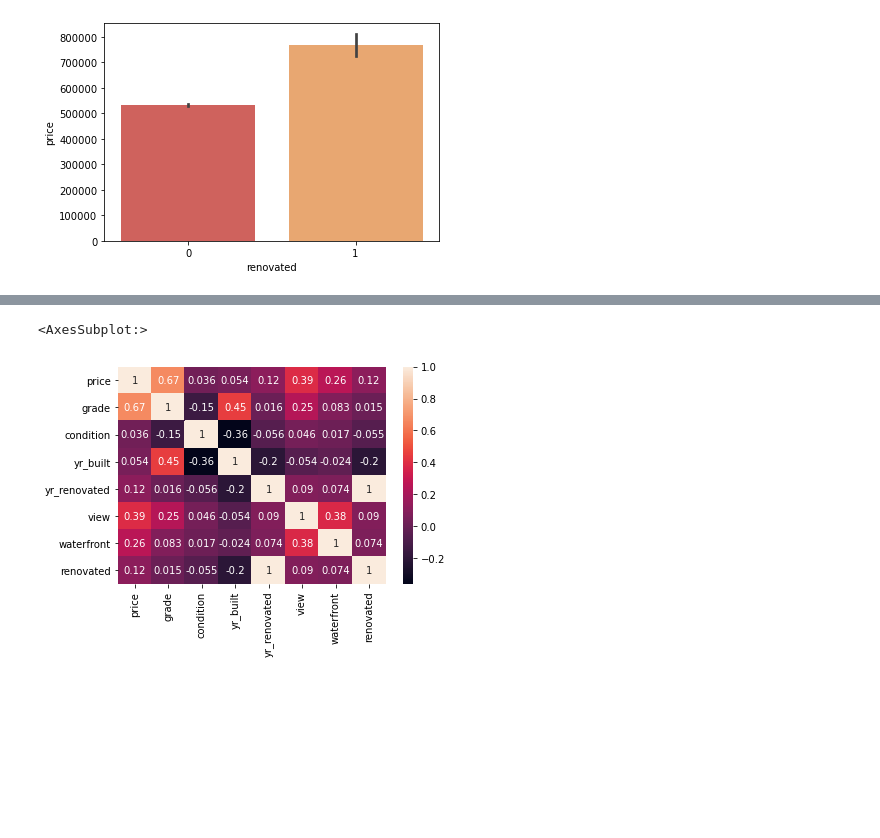
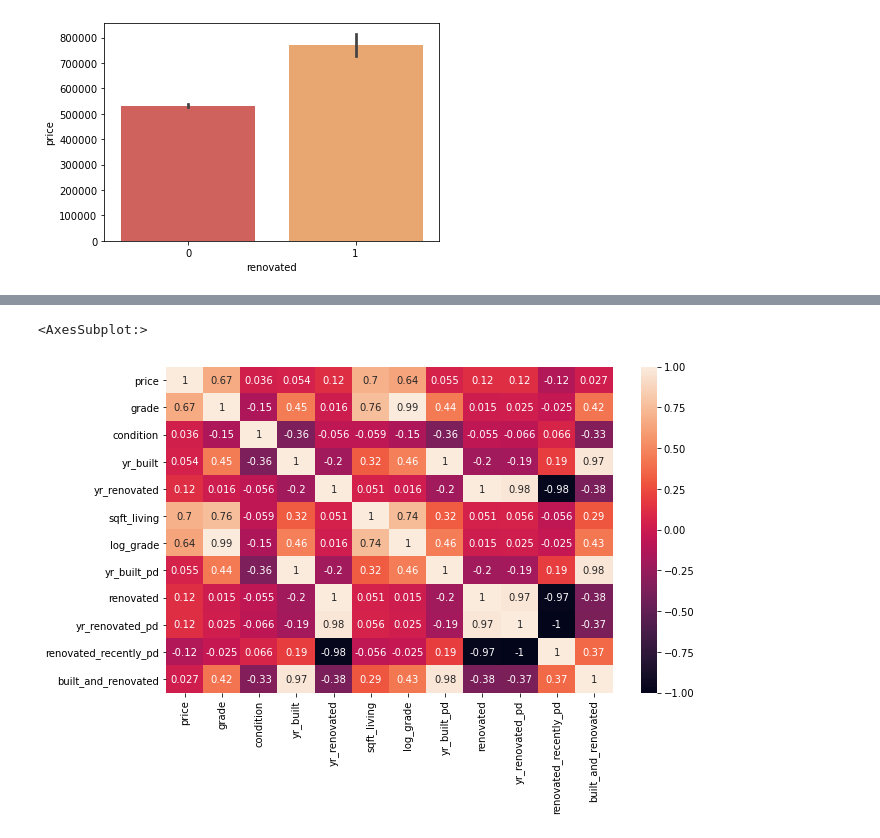
Before and after one commit to vivyhasadream/DS_P2_King-County-House-Sales-Predict, a Jupyter notebook: Han_2_EDA.ipynb, the cells around one changed output, grey strips where cells are left out. Drawn from its saved outputs; the diff is of its cells as text; code cells hidden in the pictures; blank space fills up the shorter version.

```diff
--- a/Han_2_EDA.ipynb
+++ b/Han_2_EDA.ipynb
@@ -402,0 +468,5 @@ sns.barplot(x = 'renovated', y = 'price', data = df_condition)
+# %%
+bins = [0, 1930, 1940, 1950, 1960, 1970, 1980, 1990, 2000, 2010, 2020]
+labels = np.arange(1,11,1)
+df_condition['yr_renovated_pd'] = pd.cut(df_condition.yr_renovated, bins = bins, labels = labels,
+       include_lowest=True)
@@ -402,0 +486,5 @@ sns.barplot(x = 'renovated', y = 'price', data = df_condition)
+# %%
+bins = [0, 1930, 1940, 1950, 1960, 1970, 1980, 1990, 2000, 2010, 2020]
+labels = np.arange(10,0,-1)
+df_condition['renovated_recently_pd'] = pd.cut(df_condition.yr_renovated, bins = bins, labels = labels,
+       include_lowest=True)
@@ -402,0 +518,4 @@ sns.barplot(x = 'renovated', y = 'price', data = df_condition)
+# %%
+df_condition['yr_built_pd'] = df_condition['yr_built_pd'].astype(int)
+df_condition['yr_renovated_pd'] = df_condition['yr_renovated_pd'].astype(int)
+df_condition['renovated_recently_pd'] = df_condition['renovated_recently_pd'].astype(int)
@@ -402,0 +538,2 @@ sns.barplot(x = 'renovated', y = 'price', data = df_condition)
+# %%
+df_condition['built_and_renovated'] = df_condition['yr_built_pd'] * df_condition['renovated_recently_pd']
@@ -403,8 +551,9 @@ sns.barplot(x = 'renovated', y = 'price', data = df_condition)
 # %%
-sns.heatmap(df_condition.corr(),annot=True)
+fig,ax = plt.subplots(figsize=(10,6))
+sns.heatmap(df_condition.corr(),annot=True,ax=ax)
 # %% [output]
 <AxesSubplot:>
-[figure, old version]
+[figure, new version]
 # %%
 sns.pairplot(df_condition)
 # %% [output]
```
Also changed, not shown: parts of 49 cells of this notebook, 4 other files.
